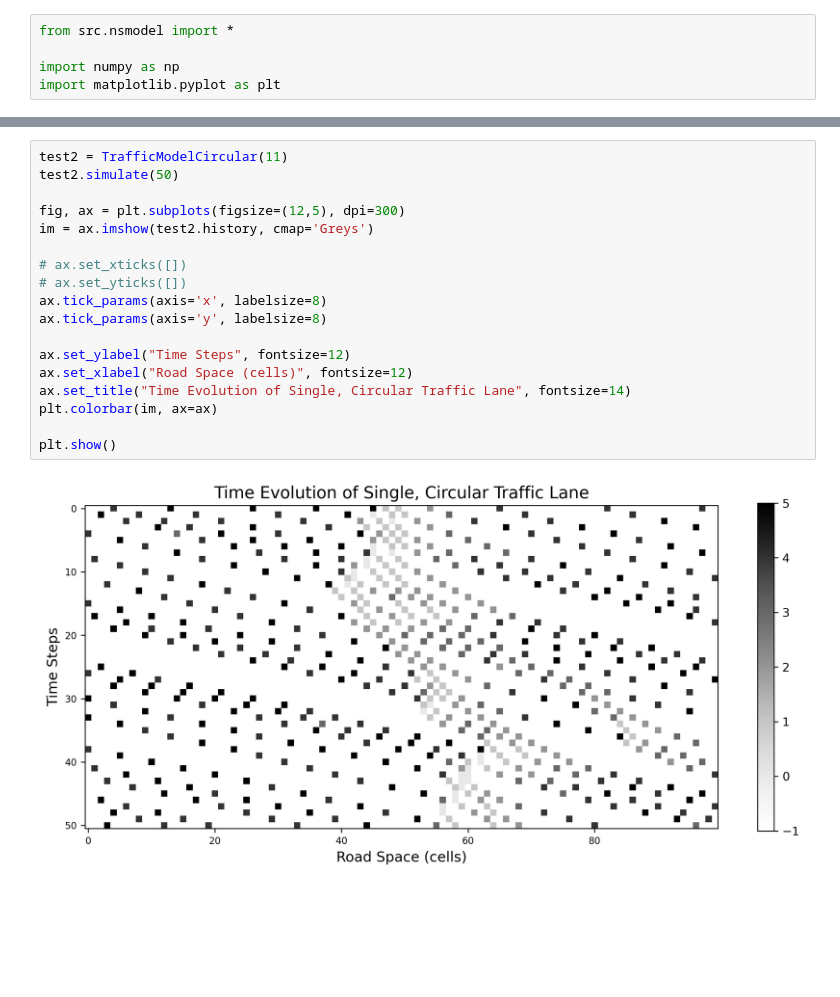
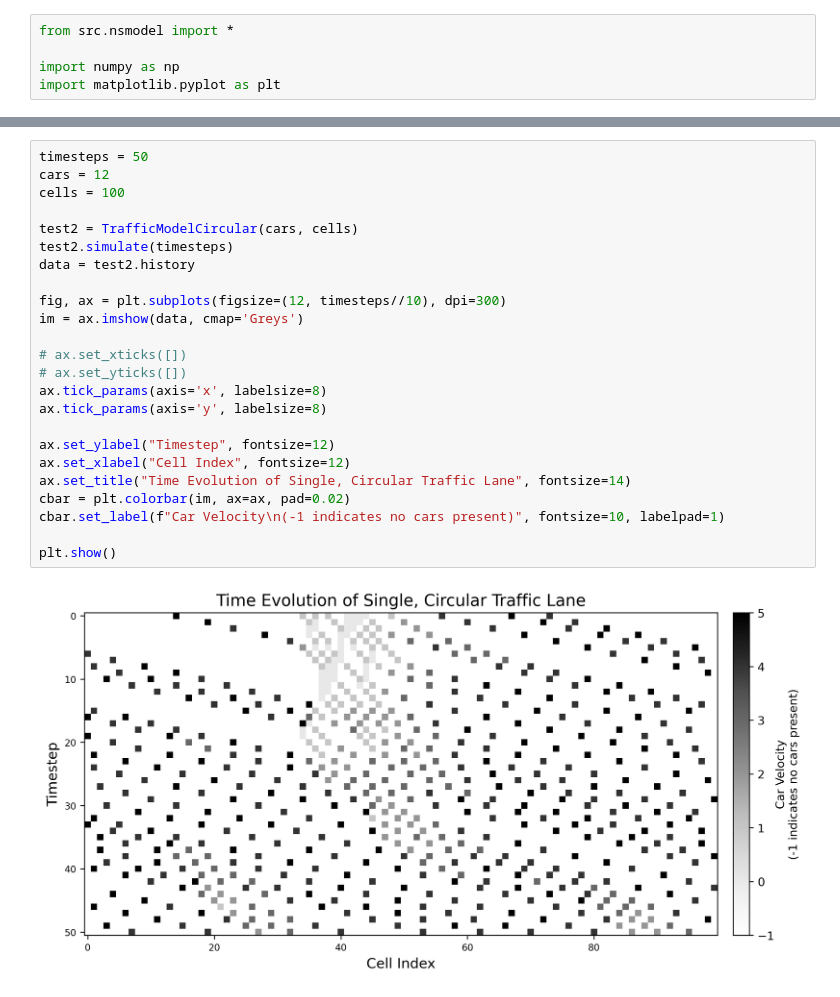
Before and after one commit to starmallow/PHY329_Project, a Jupyter notebook: demo.ipynb, the cells around one changed output, grey strips where cells are left out. Saved outputs shown, nothing was run; the diff lists cells and outputs as text; blank space fills up the shorter version.

Commit message:
Minor changes to plot formatting.

```diff
--- a/demo.ipynb
+++ b/demo.ipynb
@@ -14,21 +14,27 @@ print(test1.state)
  -1 -1 -1 -1]
 # %%
-test2 = TrafficModelCircular(11)
-test2.simulate(50)
+timesteps = 50
+cars = 12
+cells = 100
 
-fig, ax = plt.subplots(figsize=(12,5), dpi=300)
-im = ax.imshow(test2.history, cmap='Greys')
+test2 = TrafficModelCircular(cars, cells)
+test2.simulate(timesteps)
+data = test2.history
+
+fig, ax = plt.subplots(figsize=(12, timesteps//10), dpi=300)
+im = ax.imshow(data, cmap='Greys')
 
 # ax.set_xticks([])
 # ax.set_yticks([])
 ax.tick_params(axis='x', labelsize=8)
 ax.tick_params(axis='y', labelsize=8)
 
-ax.set_ylabel("Time Steps", fontsize=12)
-ax.set_xlabel("Road Space (cells)", fontsize=12)
+ax.set_ylabel("Timestep", fontsize=12)
+ax.set_xlabel("Cell Index", fontsize=12)
 ax.set_title("Time Evolution of Single, Circular Traffic Lane", fontsize=14)
-plt.colorbar(im, ax=ax)
+cbar = plt.colorbar(im, ax=ax, pad=0.02)
+cbar.set_label(f"Car Velocity\n(-1 indicates no cars present)", fontsize=10, labelpad=1)
 
 plt.show()
 # %% [output]
-[figure, old version]
+[figure, new version]
```
Also changed, not shown: parts of 1 cell of this notebook, 1 other file.
